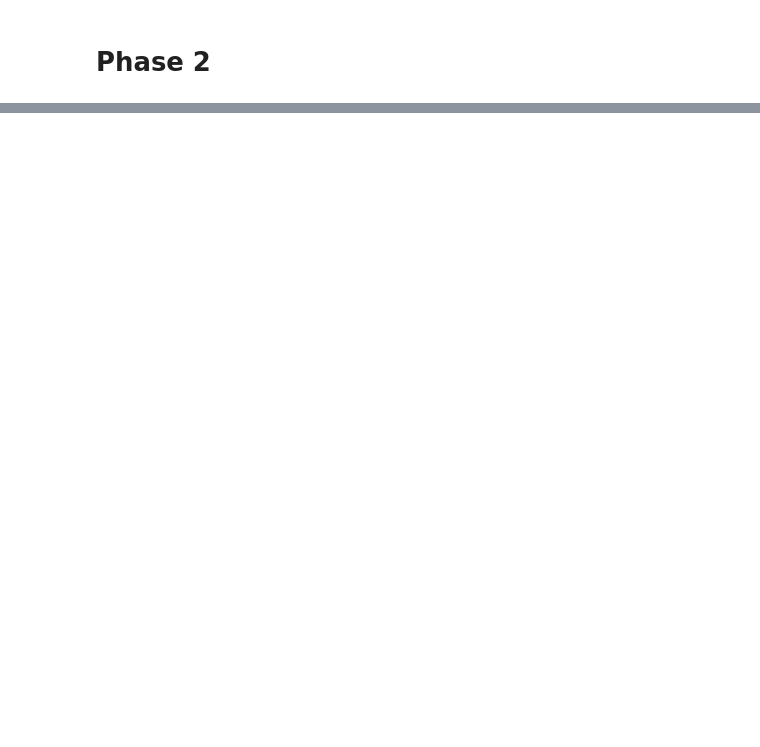
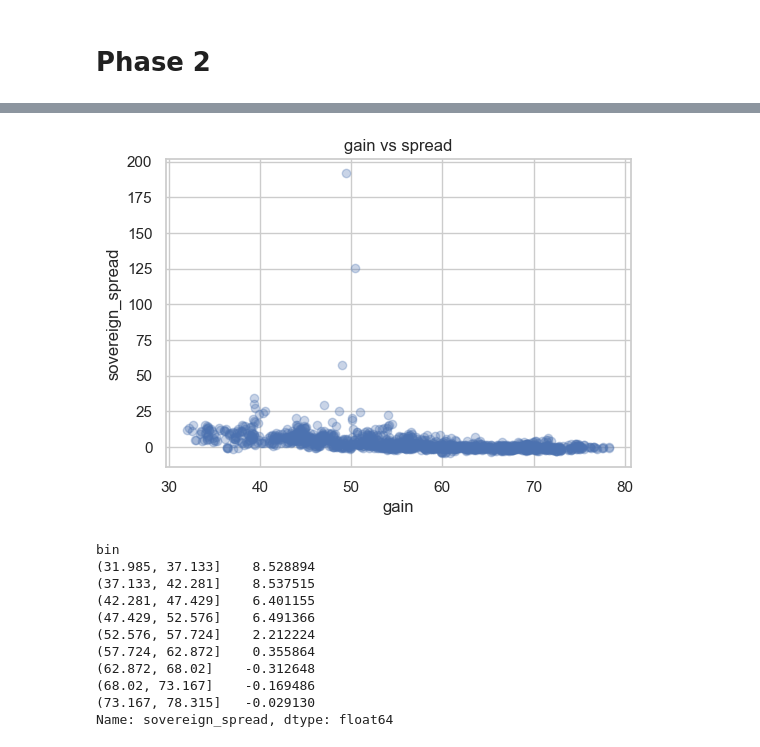
Before and after one commit to leosgamboy/Capstone, a Jupyter notebook: notebooks/01_data_cleaning_EDA.ipynb, the cells around one changed output, grey strips where cells are left out. Saved outputs shown, nothing was run; the diff lists cells and outputs as text; code cells hidden in the pictures; blank space fills up the shorter version.

```diff
--- a/notebooks/01_data_cleaning_EDA.ipynb
+++ b/notebooks/01_data_cleaning_EDA.ipynb
@@ -504,0 +3071,23 @@ np.random.seed(random_seed)
+# %%
+# Add flag variables to covariate set for DML
+covs_plus_event = covariates_to_use.copy()
+if 'bgr_hist_event' not in df.columns:
+    raise RuntimeError("Run the flag creation cell first.")
+# include the event flag
+covs_plus_event = covs_plus_event + ['bgr_hist_event', 'extreme_change_flag']
+
+# create interaction column (lagged treatment * event)
+df['gain_lag1'] = df.groupby('iso3c')['gain'].shift(1)
+df['gain_lag1_bgr_event'] = df['gain_lag1'] * df['bgr_hist_event']
+
+# include the interaction in covariates as a control so p(X) can learn it
+covs_with_interaction = covs_plus_event + ['gain_lag1_bgr_event']
+
+# Run DML with event flag included
+out_with_event = run_dml_loyo(df.dropna(subset=[Y_col]).reset_index(drop=True), covs_with_interaction,
+                              idcol='iso3c', timecol='year', ycol=Y_col, tcol='gain_lag1', n_trees=200, random_seed=2025)
+print("DML with event-control: theta, se, p:", out_with_event['theta'],
+      float(out_with_event['res'].bse[0]) if out_with_event['res'] is not None else None,
+      float(out_with_event['res'].pvalues[0]) if out_with_event['res'] is not None else None)
+# You can also check the interaction effect by running a small residual regression:
+# residualise y and regress on residualised gain_lag1 and residualised interaction (similar to DML final stage)
@@ -504,0 +3938,27 @@ np.random.seed(random_seed)
+# %%
+import matplotlib.pyplot as plt
+# simple scatter
+plt.figure(figsize=(6,4))
+plt.scatter(df['gain'], df['sovereign_spread'], alpha=0.3)
+plt.xlabel('gain'); plt.ylabel('sovereign_spread'); plt.title('gain vs spread')
+plt.show()
+
+# binned average
+import numpy as np
+df_temp = df.dropna(subset=['gain','sovereign_spread'])
+bins = np.linspace(df_temp['gain'].min(), df_temp['gain'].max(), 10)
+df_temp['bin'] = pd.cut(df_temp['gain'], bins)
+print(df_temp.groupby('bin')['sovereign_spread'].mean())
+# %% [output]
+[figure, added]
+bin
+(31.985, 37.133]    8.528894
+(37.133, 42.281]    8.537515
+(42.281, 47.429]    6.401155
+(47.429, 52.576]    6.491366
+(52.576, 57.724]    2.212224
+(57.724, 62.872]    0.355864
+(62.872, 68.02]    -0.312648
+(68.02, 73.167]    -0.169486
+(73.167, 78.315]   -0.029130
+Name: sovereign_spread, dtype: float64
```
Also changed, not shown: parts of 68 cells of this notebook, 32 other files.
